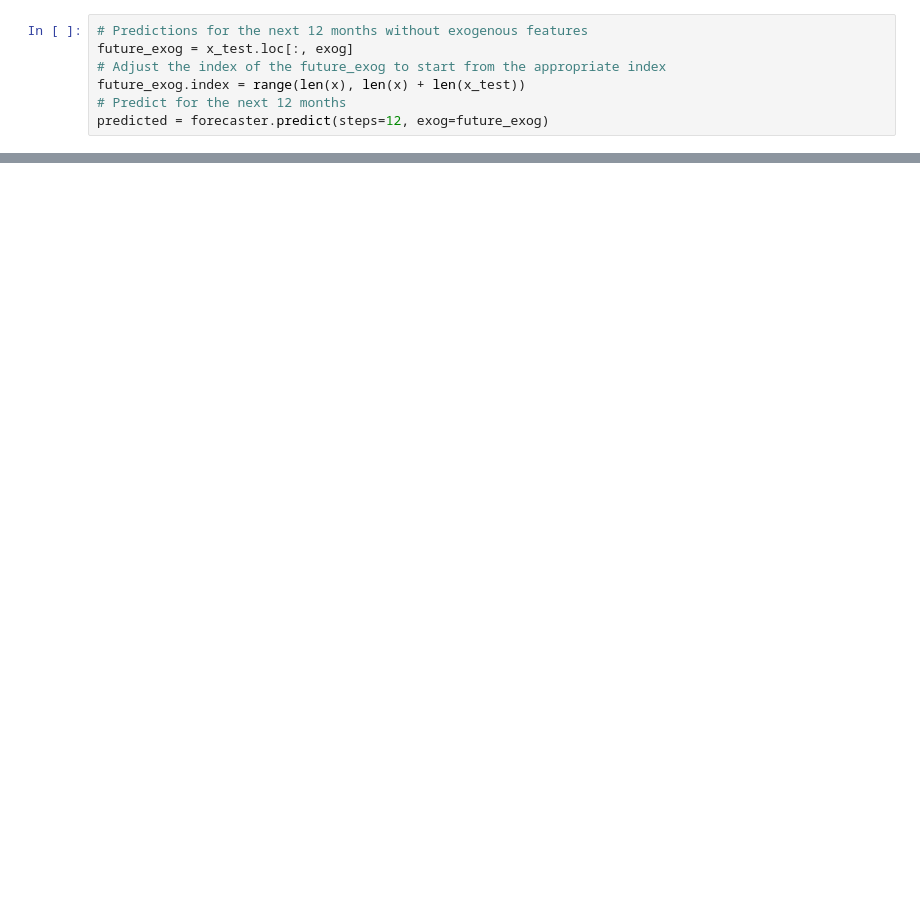
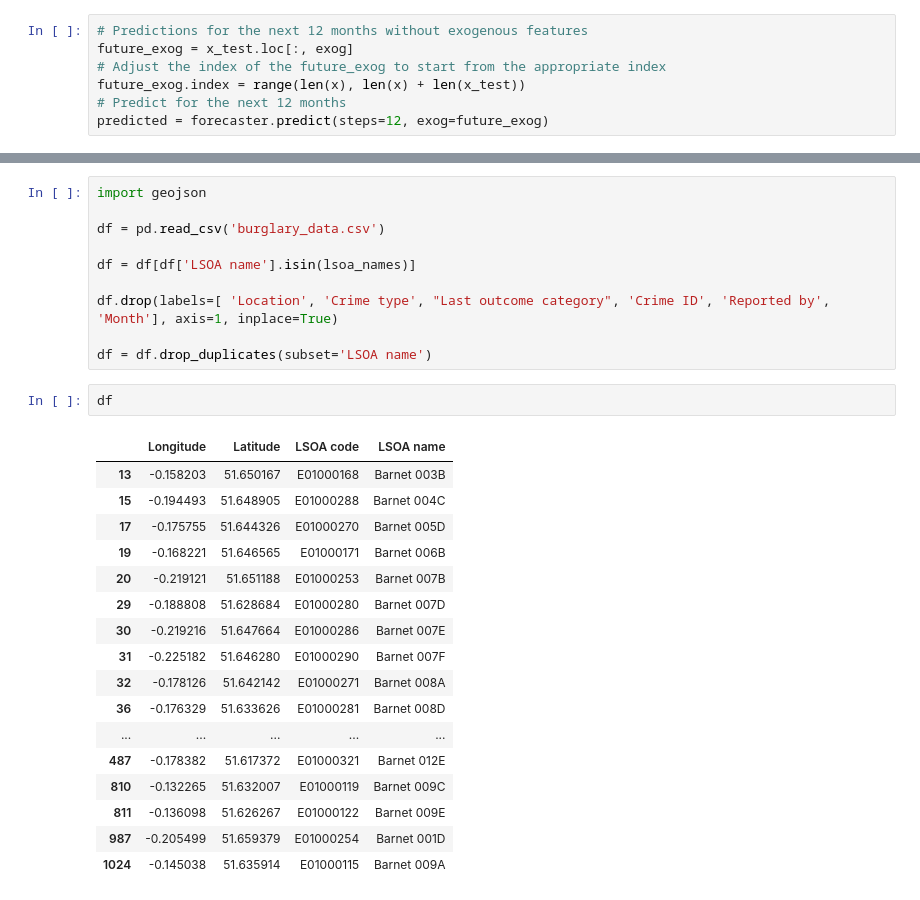
Before and after one commit to jdobladez/DC2-Group1-2023, a Jupyter notebook: time-series.ipynb, the cells around one changed output, grey strips where cells are left out. Cells and saved outputs as stored; diff of their text form; blank space fills up the shorter version.

```diff
--- a/time-series.ipynb
+++ b/time-series.ipynb
@@ -224 +227,31 @@ array(['Barnet 009A', 'Barnet 009A', 'Barnet 009A', 'Barnet 009A',
       dtype=object)
+# %%
+import geojson
+
+df = pd.read_csv('burglary_data.csv')
+
+df = df[df['LSOA name'].isin(lsoa_names)]
+
+df.drop(labels=[ 'Location', 'Crime type', "Last outcome category", 'Crime ID', 'Reported by', 'Month'], axis=1, inplace=True)
+
+df = df.drop_duplicates(subset='LSOA name')
+# %%
+df
+# %% [output]
+|  | Longitude | Latitude | LSOA code | LSOA name |
+| 13 | -0.158203 | 51.650167 | E01000168 | Barnet 003B |
+| 15 | -0.194493 | 51.648905 | E01000288 | Barnet 004C |
+| 17 | -0.175755 | 51.644326 | E01000270 | Barnet 005D |
+| 19 | -0.168221 | 51.646565 | E01000171 | Barnet 006B |
+| 20 | -0.219121 | 51.651188 | E01000253 | Barnet 007B |
+| 29 | -0.188808 | 51.628684 | E01000280 | Barnet 007D |
+| 30 | -0.219216 | 51.647664 | E01000286 | Barnet 007E |
+| 31 | -0.225182 | 51.646280 | E01000290 | Barnet 007F |
+| 32 | -0.178126 | 51.642142 | E01000271 | Barnet 008A |
+| 36 | -0.176329 | 51.633626 | E01000281 | Barnet 008D |
+| ... | ... | ... | ... | ... |
+| 487 | -0.178382 | 51.617372 | E01000321 | Barnet 012E |
+| 810 | -0.132265 | 51.632007 | E01000119 | Barnet 009C |
+| 811 | -0.136098 | 51.626267 | E01000122 | Barnet 009E |
+| 987 | -0.205499 | 51.659379 | E01000254 | Barnet 001D |
+| 1024 | -0.145038 | 51.635914 | E01000115 | Barnet 009A |
```
Also changed, not shown: parts of 8 cells of this notebook.
